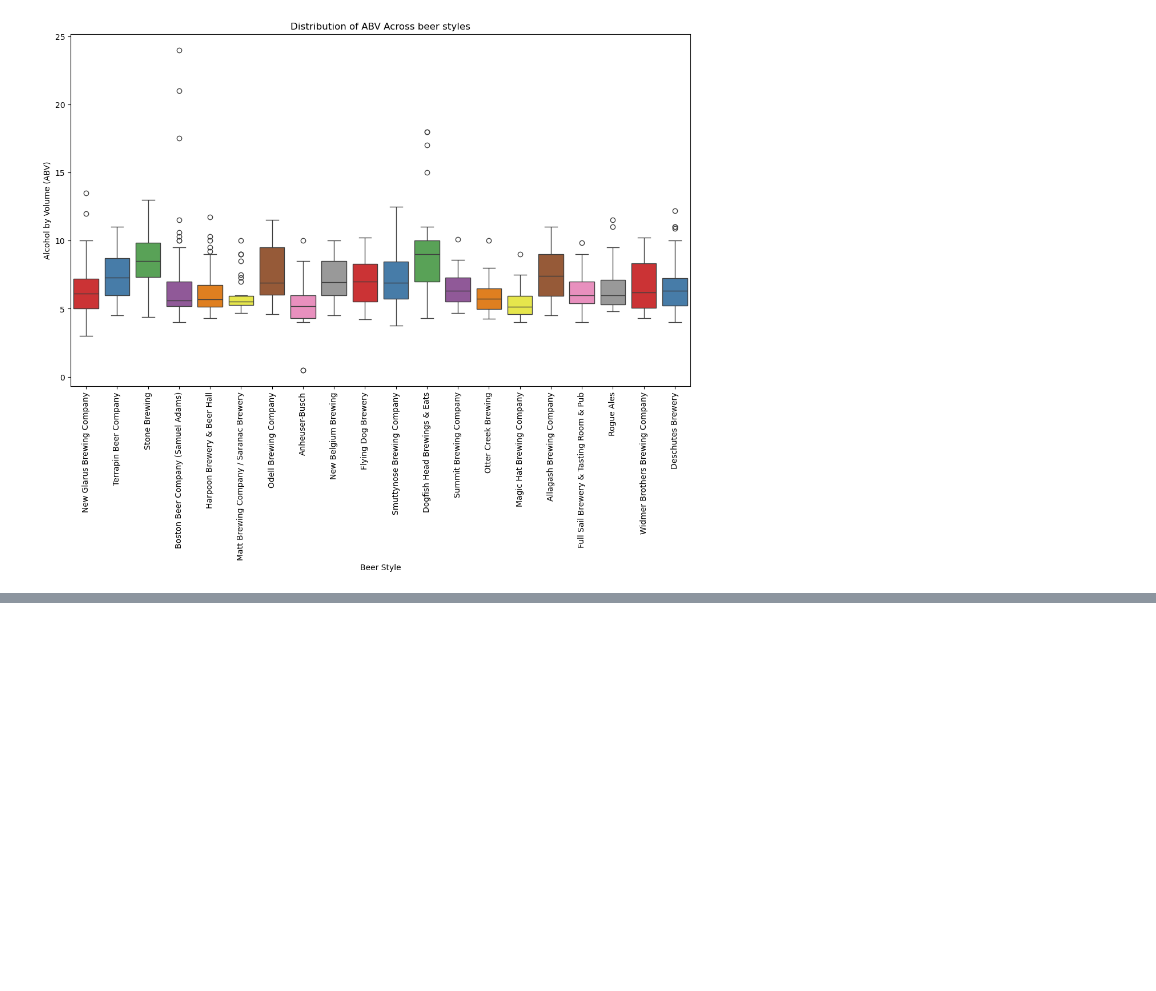
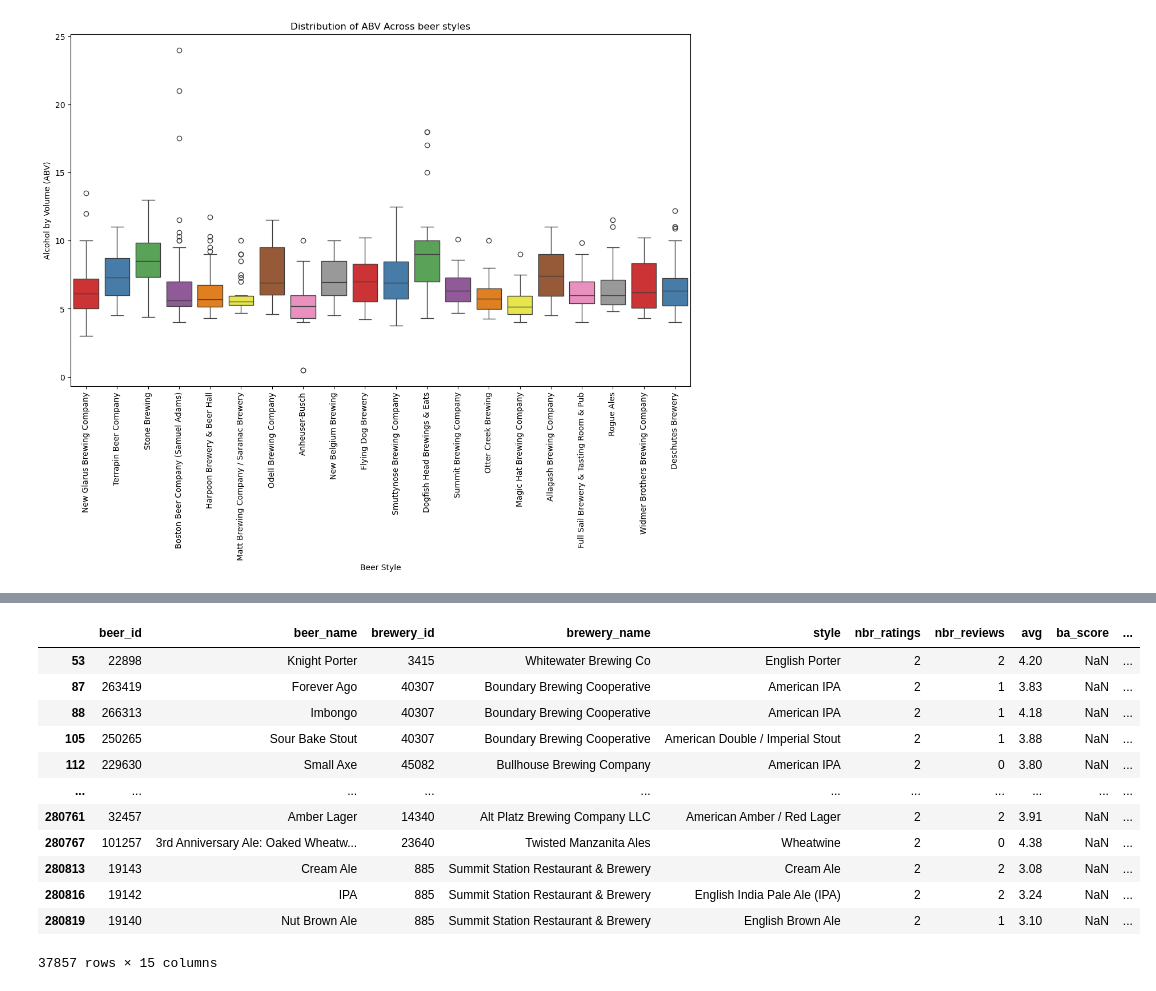
Before and after one commit to epfl-ada/ada-2024-project-bada55, a Jupyter notebook: notebook/BeerAdvocate_analysis.ipynb, the cells around one changed output, grey strips where cells are left out. Saved outputs shown, nothing was run; the diff lists cells and outputs as text; code cells hidden in the pictures; blank space fills up the shorter version.

```diff
--- a/notebook/BeerAdvocate_analysis.ipynb
+++ b/notebook/BeerAdvocate_analysis.ipynb
@@ -684,0 +709,16 @@ Passing `palette` without assigning `hue` is deprecated and will be removed in v
+# %%
+display(ba_beers_cleaned[ba_beers_cleaned['nbr_ratings']==2])
+# %% [output]
+|  | beer_id | beer_name | brewery_id | brewery_name | style | nbr_ratings | nbr_reviews | avg | ba_score | ... |
+| 53 | 22898 | Knight Porter | 3415 | Whitewater Brewing Co | English Porter | 2 | 2 | 4.20 | NaN | ... |
+| 87 | 263419 | Forever Ago | 40307 | Boundary Brewing Cooperative | American IPA | 2 | 1 | 3.83 | NaN | ... |
+| 88 | 266313 | Imbongo | 40307 | Boundary Brewing Cooperative | American IPA | 2 | 1 | 4.18 | NaN | ... |
+| 105 | 250265 | Sour Bake Stout | 40307 | Boundary Brewing Cooperative | American Double / Imperial Stout | 2 | 1 | 3.88 | NaN | ... |
+| 112 | 229630 | Small Axe | 45082 | Bullhouse Brewing Company | American IPA | 2 | 0 | 3.80 | NaN | ... |
+| ... | ... | ... | ... | ... | ... | ... | ... | ... | ... | ... |
+| 280761 | 32457 | Amber Lager | 14340 | Alt Platz Brewing Company LLC | American Amber / Red Lager | 2 | 2 | 3.91 | NaN | ... |
+| 280767 | 101257 | 3rd Anniversary Ale: Oaked Wheatw... | 23640 | Twisted Manzanita Ales | Wheatwine | 2 | 0 | 4.38 | NaN | ... |
+| 280813 | 19143 | Cream Ale | 885 | Summit Station Restaurant & Brewery | Cream Ale | 2 | 2 | 3.08 | NaN | ... |
+| 280816 | 19142 | IPA | 885 | Summit Station Restaurant & Brewery | English India Pale Ale (IPA) | 2 | 2 | 3.24 | NaN | ... |
+| 280819 | 19140 | Nut Brown Ale | 885 | Summit Station Restaurant & Brewery | English Brown Ale | 2 | 1 | 3.10 | NaN | ... |
+37857 rows × 15 columns
```
Also changed, not shown: parts of 4 cells of this notebook, 4 other files.
